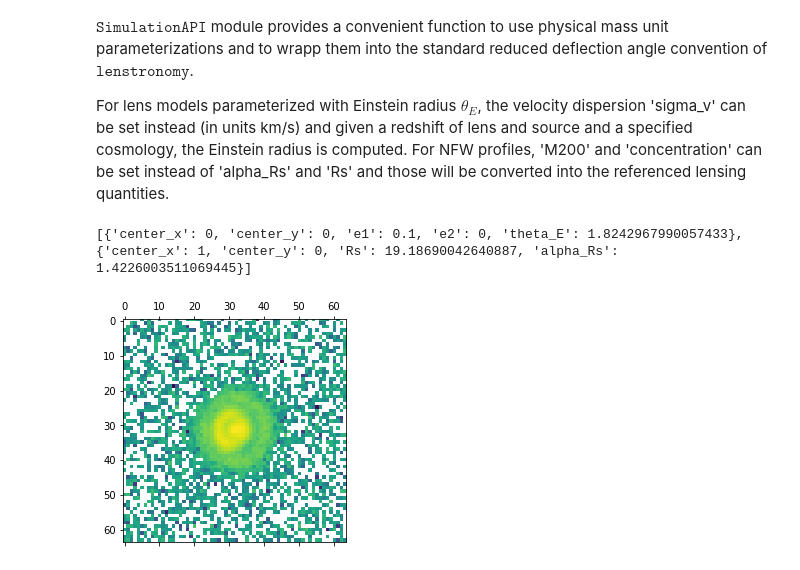
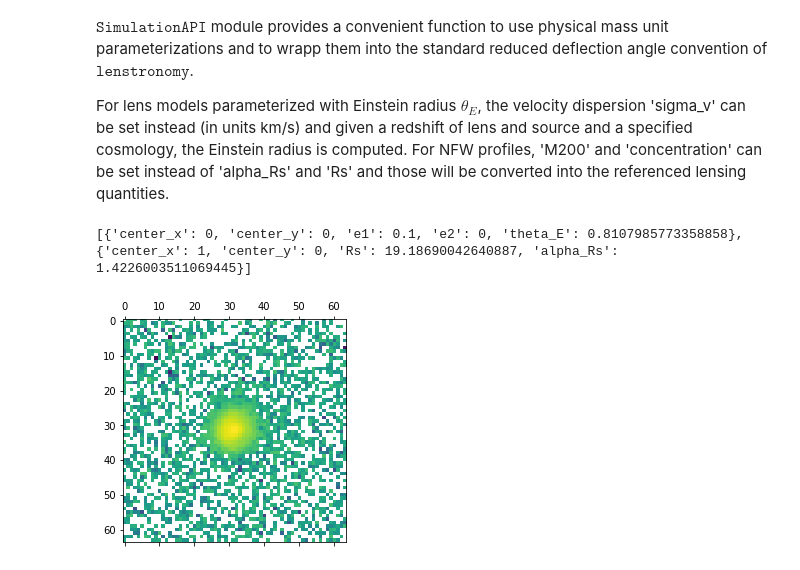
Before and after one commit to lenstronomy/lenstronomy-tutorials, a Jupyter notebook: lenstronomy_extensions/Notebooks/simulation_api.ipynb, the cells around one changed output. Saved outputs shown, nothing was run; the diff lists cells and outputs as text; code cells hidden in the pictures.

```diff
--- a/lenstronomy_extensions/Notebooks/simulation_api.ipynb
+++ b/lenstronomy_extensions/Notebooks/simulation_api.ipynb
@@ -371,33 +367,33 @@ kwargs_model_physical = {'lens_model_list': ['SIE', 'NFW'],  # list of lens mode
                           'source_light_model_list': ['SERSIC_ELLIPSE', 'SERSIC'],  # list of extended source models to be used
                           'source_redshift_list': [0.8, 2.5],  # list of redshfits of the sources in same order as source_light_model_list
                           'cosmo': cosmo,  # astropy.cosmology instance
                           'z_source_convention': 3,  # source redshfit to which the reduced deflections are computed, is the maximal redshift of the ray-tracing
                           'z_source': 3,  # redshift of the default source (if not further specified by 'source_redshift_list') and also serves as the redshift of lensed point sources
     }
 
-kwargs_mass = [{'sigma_v': 300, 'center_x': 0, 'center_y': 0, 'e1': 0.1, 'e2': 0},
+kwargs_mass = [{'sigma_v': 200, 'center_x': 0, 'center_y': 0, 'e1': 0.1, 'e2': 0},
               {'M200': 10**13, 'concentration': 4, 'center_x': 1, 'center_y': 0}]
 
 sim = SimAPI(numpix=numpix, kwargs_single_band=kwargs_g_band, kwargs_model=kwargs_model_physical, kwargs_numerics=kwargs_numerics)
 
 imSim = sim.image_model_class
 
 kwargs_lens = sim.physical2lensing_conversion(kwargs_mass=kwargs_mass)
 print(kwargs_lens)
 
 # lens light
 kwargs_lens_light_mag_g = [{'magnitude': 20, 'R_sersic': .6, 'n_sersic': 4, 'e1': 0.1, 'e2': -0.1, 'center_x': 0, 'center_y': 0}]
 # source light
 kwargs_source_mag_g = [{'magnitude': 22, 'R_sersic': 0.3, 'n_sersic': 1, 'e1': -0.3, 'e2': -0.2, 'center_x': 0, 'center_y': 0},
                       {'magnitude': 23, 'R_sersic': 0.8, 'n_sersic': 2, 'center_x': 0.2, 'center_y': 0}]
 kwargs_lens_light_g, kwargs_source_g, kwargs_ps_g = sim_g.magnitude2amplitude(kwargs_lens_light_mag_g, kwargs_source_mag_g, kwargs_ps_mag_g)
 
 
 image_g = imSim.image(kwargs_lens, kwargs_source_g, kwargs_lens_light_g)
 image_g += sim.noise_for_model(model=image_g)
 
 plt.matshow(np.log10(image_g))
 plt.show()
 # %% [output]
-[{'center_x': 0, 'center_y': 0, 'e1': 0.1, 'e2': 0, 'theta_E': 1.8242967990057433}, {'center_x': 1, 'center_y': 0, 'Rs': 19.18690042640887, 'alpha_Rs': 1.4226003511069445}]
+[{'center_x': 0, 'center_y': 0, 'e1': 0.1, 'e2': 0, 'theta_E': 0.8107985773358858}, {'center_x': 1, 'center_y': 0, 'Rs': 19.18690042640887, 'alpha_Rs': 1.4226003511069445}]
-[figure, old version]
+[figure, new version]
```
Also changed, not shown: parts of 6 cells of this notebook, 5 other files.
